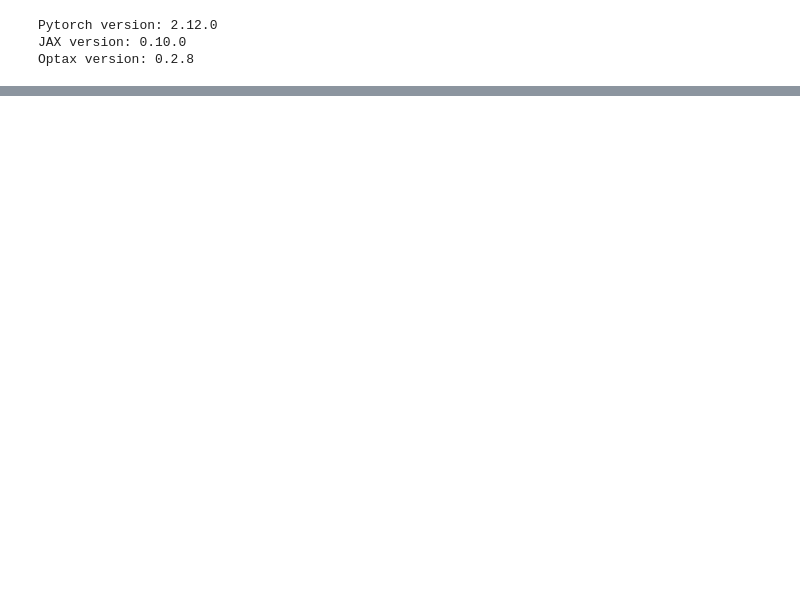
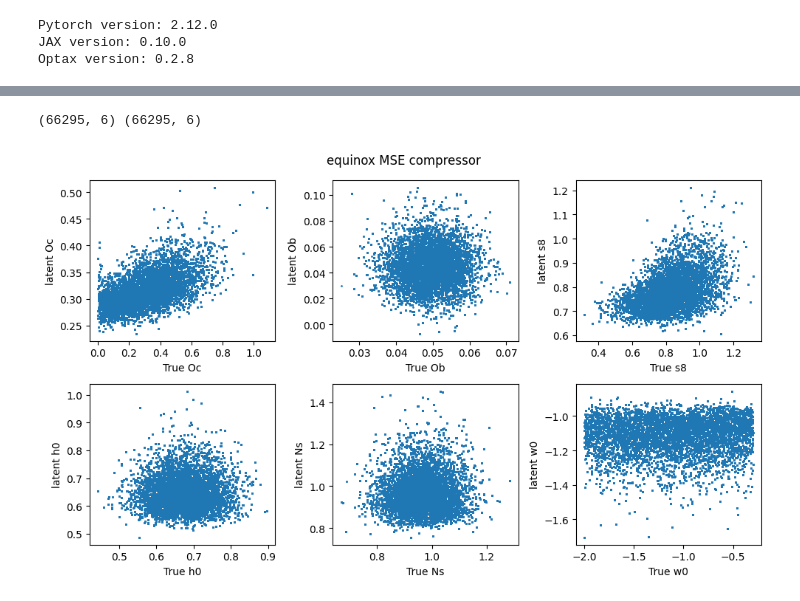
Before and after one commit to brian-chiang-git/sbi-compression, a Jupyter notebook: examples/eqx_build_nn.ipynb, the cells around one changed output, grey strips where cells are left out. Saved outputs shown, nothing was run; the diff lists cells and outputs as text; code cells hidden in the pictures; blank space fills up the shorter version.

```diff
--- a/examples/eqx_build_nn.ipynb
+++ b/examples/eqx_build_nn.ipynb
@@ -409,0 +405,23 @@ torch.Size([15, 5, 60, 60]) torch.Size([15, 6])
+# %%
+gt = ground_truth = y
+cp = compressed_data = jax.vmap(CNN)(x)
+print(compressed_data.shape, y.shape)
+
+params = ['Oc','Ob','s8','h0','Ns','w0']
+num_params = ground_truth.shape[1]
+
+fig, axes = plt.subplots(2, 3, figsize=(10,6))
+axes = axes.flatten()
+for i in range(num_params):
+    ax = axes[i]
+    ax.scatter(gt[:,i], cp[:,i], s=1)
+    ax.set_xlabel(f'True {params[i]}')
+    ax.set_ylabel(f'latent {params[i]}')
+
+plt.suptitle("equinox MSE compressor")
+plt.tight_layout()
+plt.savefig(f"eqx_MSE_scatter_{STEPS}_steps.pdf")
+plt.show()
+# %% [output]
+(66295, 6) (66295, 6)
+[figure, added]
```
Also changed, not shown: parts of 11 cells of this notebook, 15 other files.
